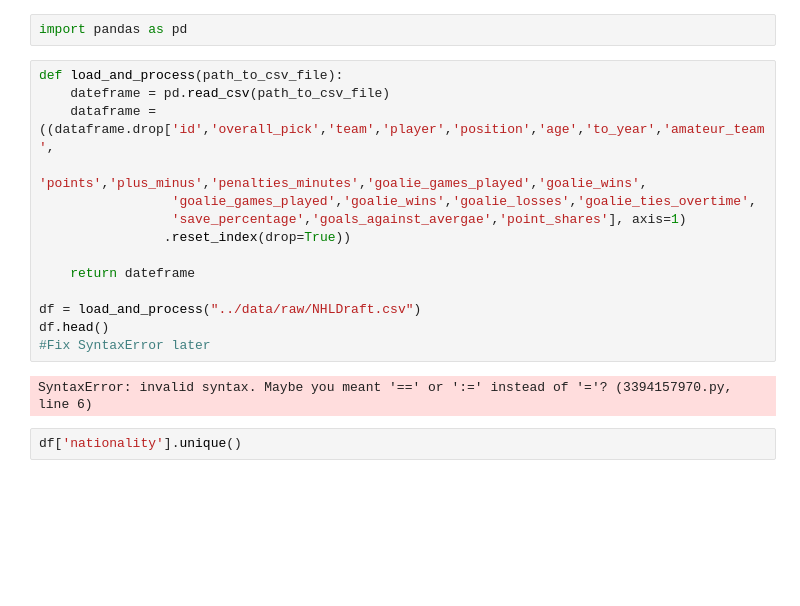
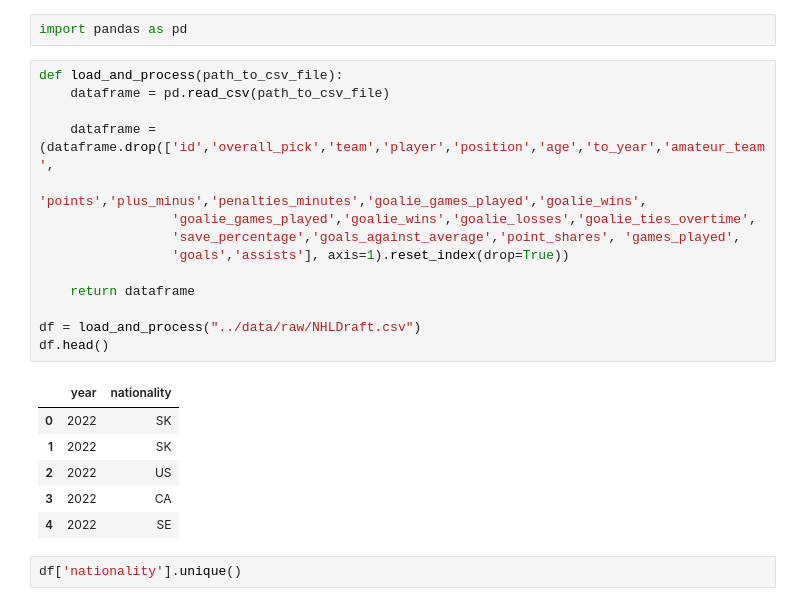
Before and after one commit to ubco-W2022T2-data301/project-group-group31, a Jupyter notebook: analysis/analysis2.ipynb, the cells around one changed output. Cells and saved outputs as stored; diff of their text form; blank space fills up the shorter version.

```diff
--- a/analysis/analysis2.ipynb
+++ b/analysis/analysis2.ipynb
@@ -11,20 +11,25 @@ To obtain the necessary data to answer this question, I will need to wrangle and
 import pandas as pd
 # %%
 def load_and_process(path_to_csv_file):
-    dateframe = pd.read_csv(path_to_csv_file)
-    dataframe = ((dataframe.drop['id','overall_pick','team','player','position','age','to_year','amateur_team',
+    dataframe = pd.read_csv(path_to_csv_file)
+
+    dataframe = (dataframe.drop(['id','overall_pick','team','player','position','age','to_year','amateur_team',
                  'points','plus_minus','penalties_minutes','goalie_games_played','goalie_wins',
                  'goalie_games_played','goalie_wins','goalie_losses','goalie_ties_overtime',
-                 'save_percentage','goals_against_avergae','point_shares'], axis=1)
-                .reset_index(drop=True))
+                 'save_percentage','goals_against_average','point_shares', 'games_played',
+                 'goals','assists'], axis=1).reset_index(drop=True))
 
-    return dateframe
+    return dataframe
 
 df = load_and_process("../data/raw/NHLDraft.csv")
 df.head()
-#Fix SyntaxError later
 # %% [output]
-SyntaxError: invalid syntax. Maybe you meant '==' or ':=' instead of '='? (3394157970.py, line 6)
+|  | year | nationality |
+| 0 | 2022 | SK |
+| 1 | 2022 | SK |
+| 2 | 2022 | US |
+| 3 | 2022 | CA |
+| 4 | 2022 | SE |
 # %%
 df['nationality'].unique()
 # %% [output]
```
